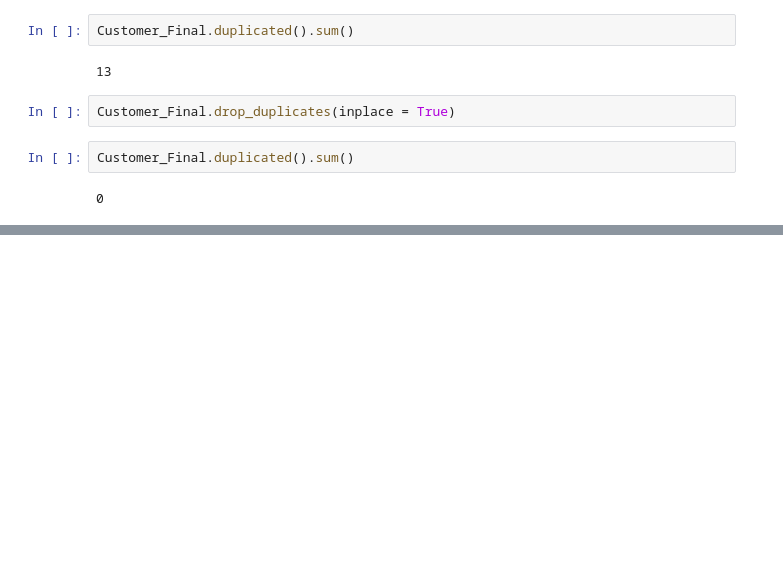
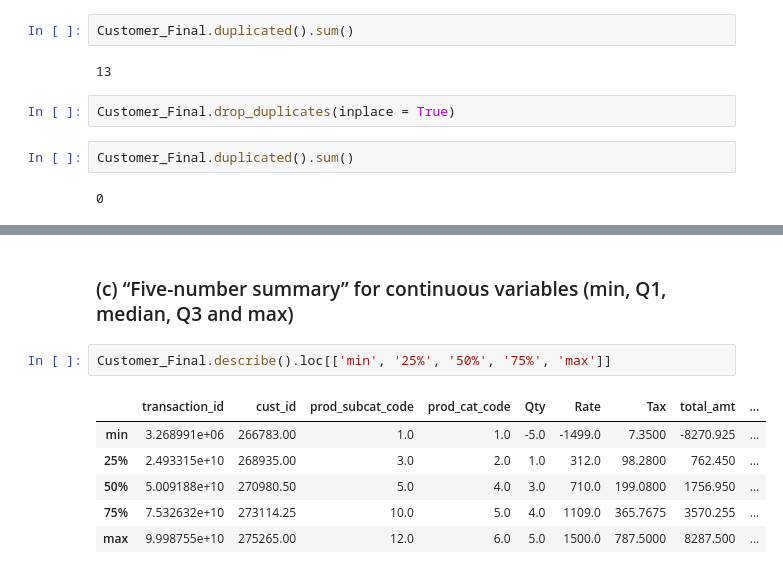
Before and after one commit to sakshisv/Retail-Case-Study, a Jupyter notebook: Retail Case Study (Python).ipynb, the cells around one changed output, grey strips where cells are left out. Cells and saved outputs as stored; diff of their text form; blank space fills up the shorter version.

```diff
--- a/Retail Case Study (Python).ipynb
+++ b/Retail Case Study (Python).ipynb
@@ -136,0 +205,11 @@ Customer_Final.duplicated().sum()
+# %% [markdown]
+### (c) “Five-number summary” for continuous variables (min, Q1, median, Q3 and max)
+# %%
+Customer_Final.describe().loc[['min', '25%', '50%', '75%', 'max']]
+# %% [output]
+|  | transaction_id | cust_id | prod_subcat_code | prod_cat_code | Qty | Rate | Tax | total_amt | ... |
+| min | 3.268991e+06 | 266783.00 | 1.0 | 1.0 | -5.0 | -1499.0 | 7.3500 | -8270.925 | ... |
+| 25% | 2.493315e+10 | 268935.00 | 3.0 | 2.0 | 1.0 | 312.0 | 98.2800 | 762.450 | ... |
+| 50% | 5.009188e+10 | 270980.50 | 5.0 | 4.0 | 3.0 | 710.0 | 199.0800 | 1756.950 | ... |
+| 75% | 7.532632e+10 | 273114.25 | 10.0 | 5.0 | 4.0 | 1109.0 | 365.7675 | 3570.255 | ... |
+| max | 9.998755e+10 | 275265.00 | 12.0 | 6.0 | 5.0 | 1500.0 | 787.5000 | 8287.500 | ... |
```
Also changed, not shown: parts of 10 cells of this notebook.
